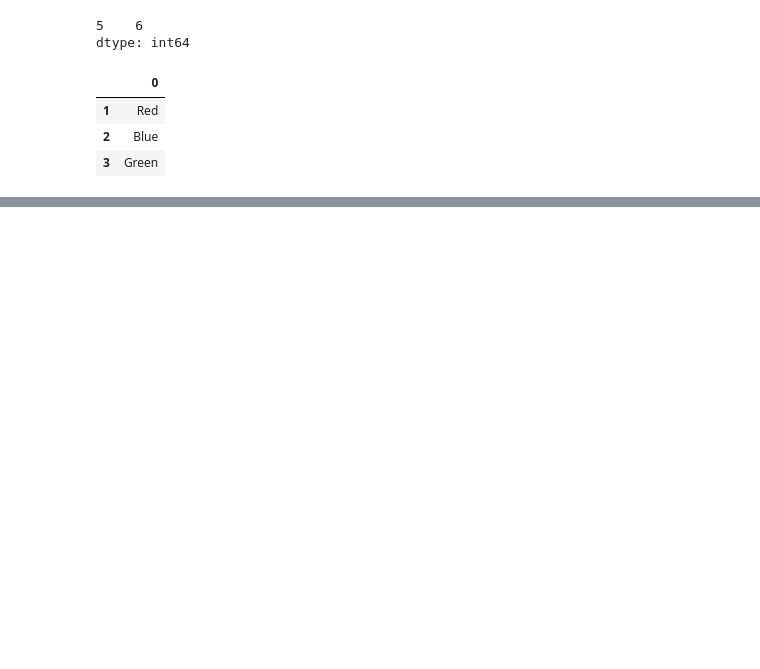
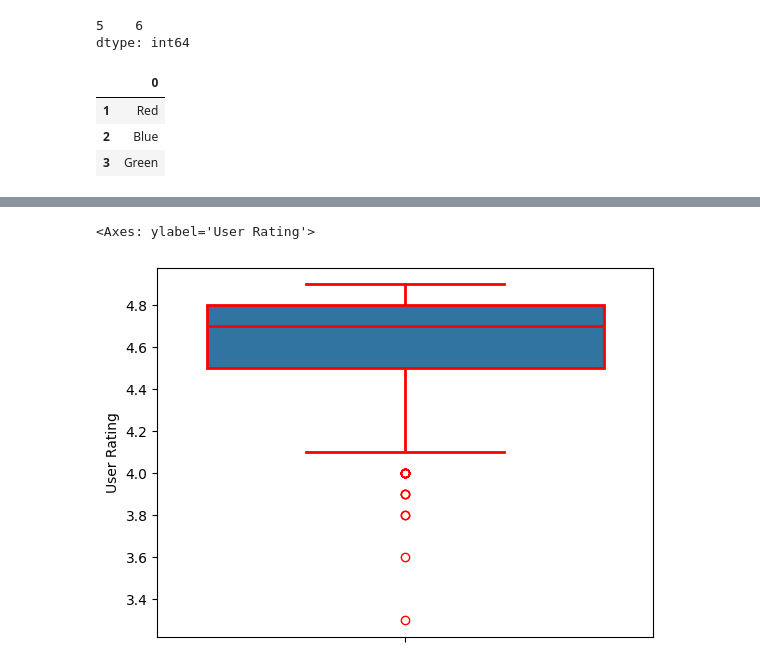
Before and after one commit to HarshSuthar1/data-science-projects, a Jupyter notebook: p1.ipynb, the cells around one changed output, grey strips where cells are left out. Saved outputs shown, nothing was run; the diff lists cells and outputs as text; code cells hidden in the pictures; blank space fills up the shorter version.

```diff
--- a/p1.ipynb
+++ b/p1.ipynb
@@ -92,0 +118,5 @@ ipl_data[ipl_data['User Rating']>4.7]
+# %%
+sns.boxplot(ipl_data['User Rating'],linewidth=2,linecolor='red')
+# %% [output]
+<Axes: ylabel='User Rating'>
+[figure, added]
```
Also changed, not shown: parts of 7 cells of this notebook, 1 other file.
